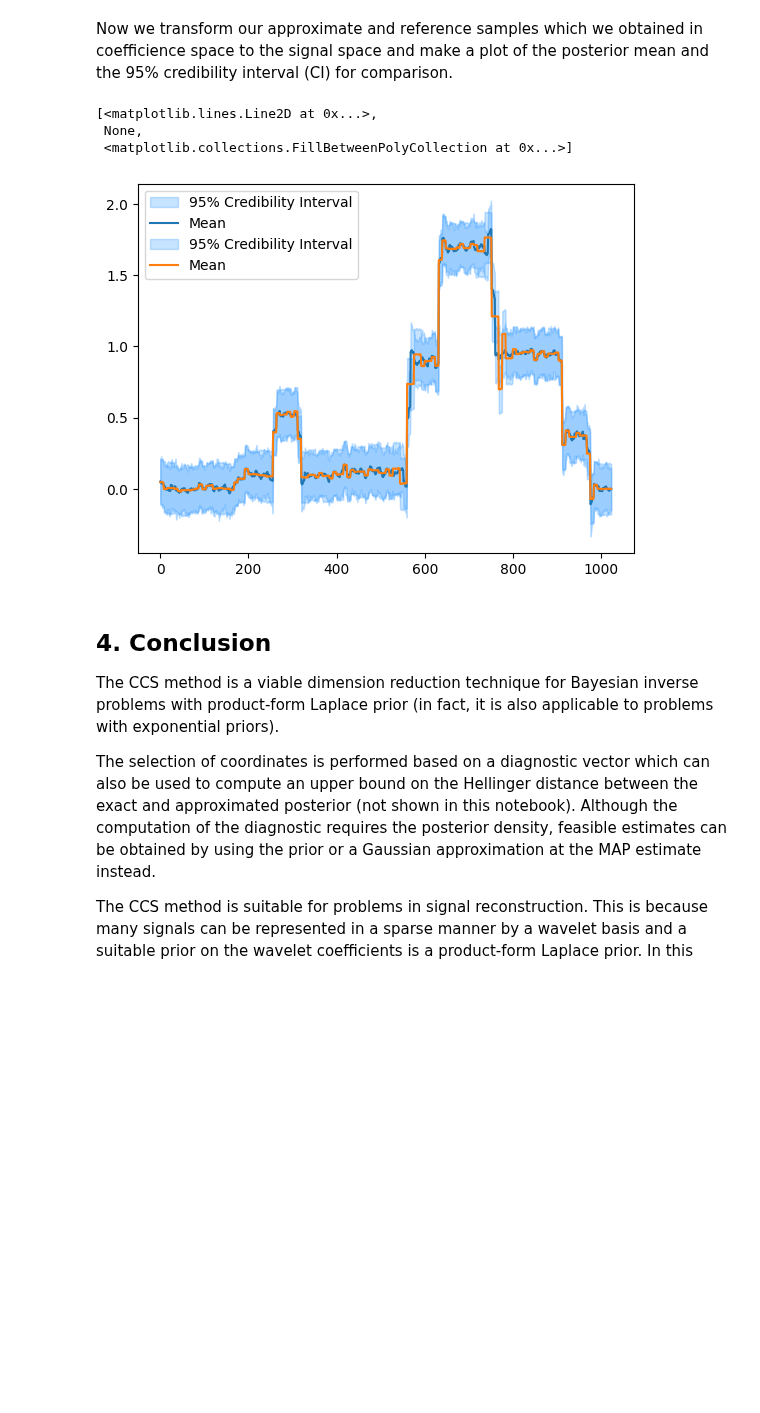
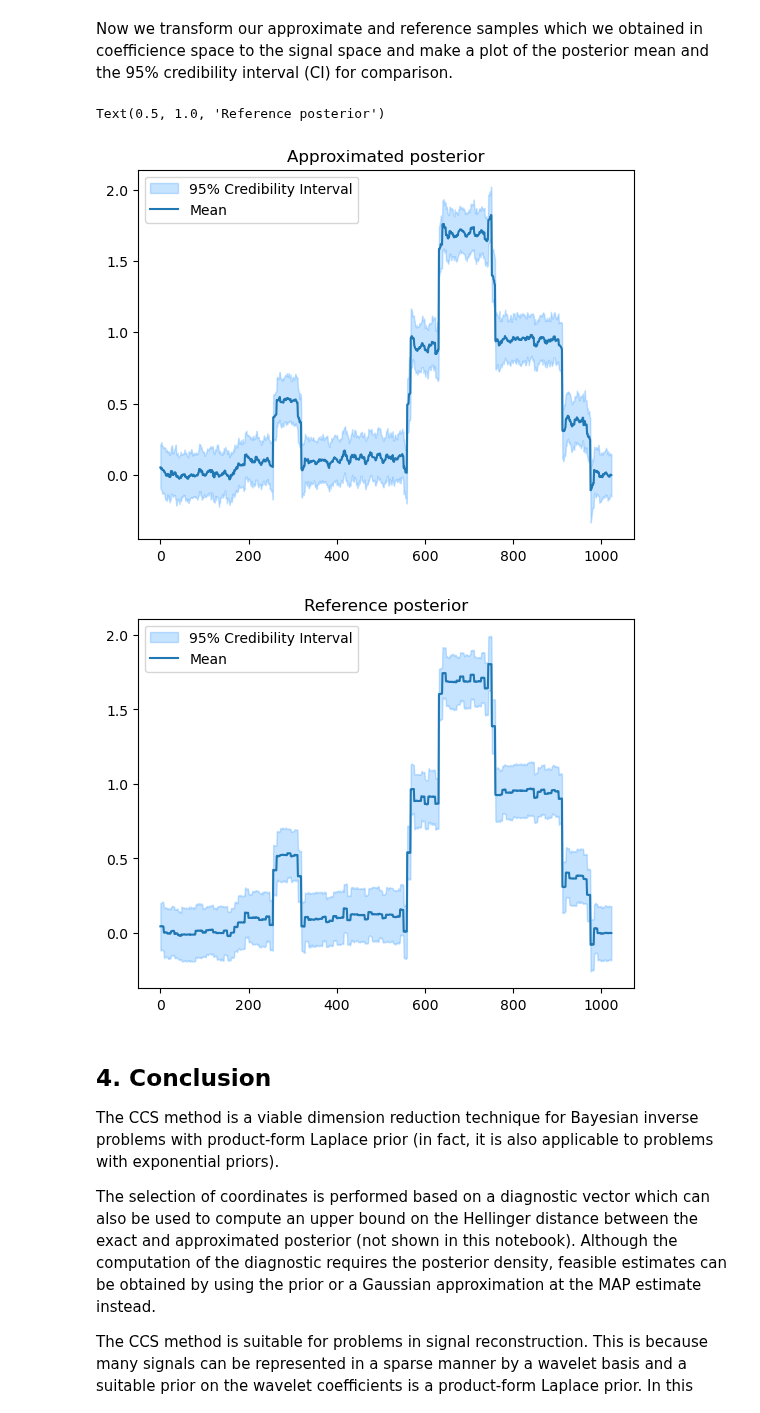
Before and after one commit to CUQI-DTU/CUQIpy-User-Showcase, a Jupyter notebook: 013_certified_coordinate_selection/ccs_wavelets.ipynb, the cells around one changed output. Drawn from its saved outputs; the diff is of its cells as text; code cells hidden in the pictures; blank space fills up the shorter version.

```diff
--- a/013_certified_coordinate_selection/ccs_wavelets.ipynb
+++ b/013_certified_coordinate_selection/ccs_wavelets.ipynb
@@ -377,15 +390,18 @@ Now we transform our approximate and reference samples which we obtained in coef
 # transform to signal space
 samples_appr_signal = samples.Samples(np.apply_along_axis(func1d=W, arr=samples_appr, axis=0))
 samples_ref_signal = samples.Samples(np.apply_along_axis(func1d=W, arr=samples_ref.samples, axis=0))
-
-# comparison of reference and approximated posterior
-samples_ref_signal.plot_ci() # in blue
-samples_appr_signal.plot_ci() # in orange
-# %% [output]
-[<matplotlib.lines.Line2D at 0x...>,
- None,
- <matplotlib.collections.FillBetweenPolyCollection at 0x...>]
-[figure, removed]
+# %%
+# comparison of reference and approximated posterior
+plt.figure()
+samples_ref_signal.plot_ci()
+plt.title('Approximated posterior')
+plt.figure()
+samples_appr_signal.plot_ci()
+plt.title('Reference posterior')
+# %% [output]
+Text(0.5, 1.0, 'Reference posterior')
+[figure, added]
+[figure, added]
 # %% [markdown]
 ## 4. Conclusion
 
```
Also changed, not shown: parts of 16 cells of this notebook.
